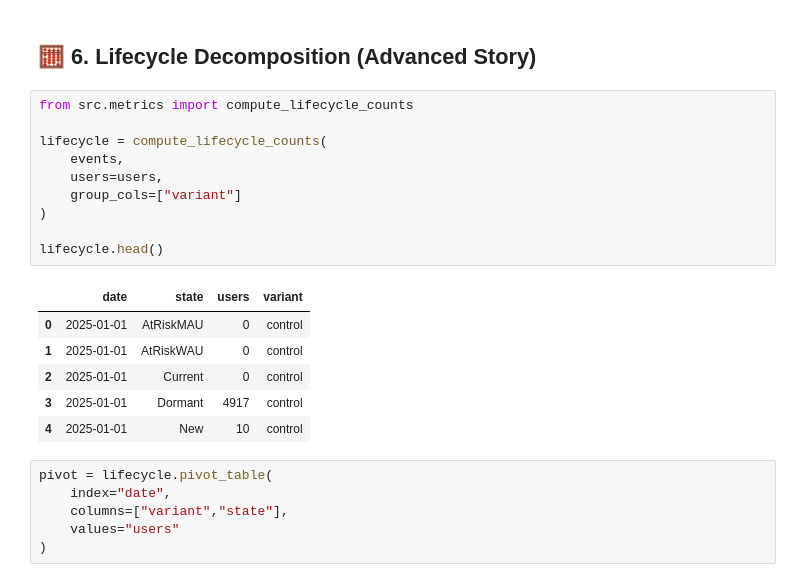
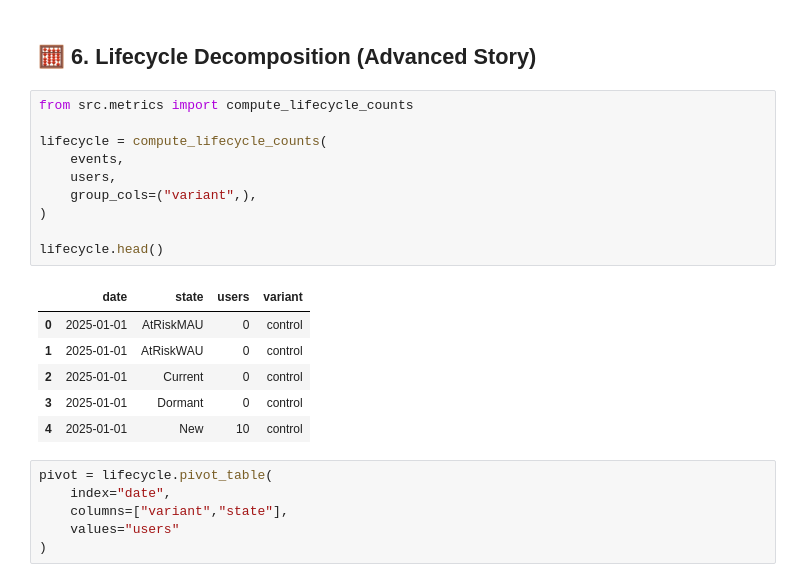
Before and after one commit to Jinmyung98/duolingo-growth-model-jinmyung, a Jupyter notebook: notebooks/01_phase1_growth_analysis.ipynb, the cells around one changed output. Drawn from its saved outputs; the diff is of its cells as text.

```diff
--- a/notebooks/01_phase1_growth_analysis.ipynb
+++ b/notebooks/01_phase1_growth_analysis.ipynb
@@ -192,19 +193,19 @@ suggesting the lift is behavioral, not UI-driven.
 # %%
 from src.metrics import compute_lifecycle_counts
 
 lifecycle = compute_lifecycle_counts(
     events,
-    users=users,
-    group_cols=["variant"]
+    users,
+    group_cols=("variant",),
 )
 
 lifecycle.head()
 # %% [output]
 |  | date | state | users | variant |
 | 0 | 2025-01-01 | AtRiskMAU | 0 | control |
 | 1 | 2025-01-01 | AtRiskWAU | 0 | control |
 | 2 | 2025-01-01 | Current | 0 | control |
-| 3 | 2025-01-01 | Dormant | 4917 | control |
+| 3 | 2025-01-01 | Dormant | 0 | control |
 | 4 | 2025-01-01 | New | 10 | control |
 # %%
 pivot = lifecycle.pivot_table(
```
Also changed, not shown: parts of 5 cells of this notebook, 14 other files.
